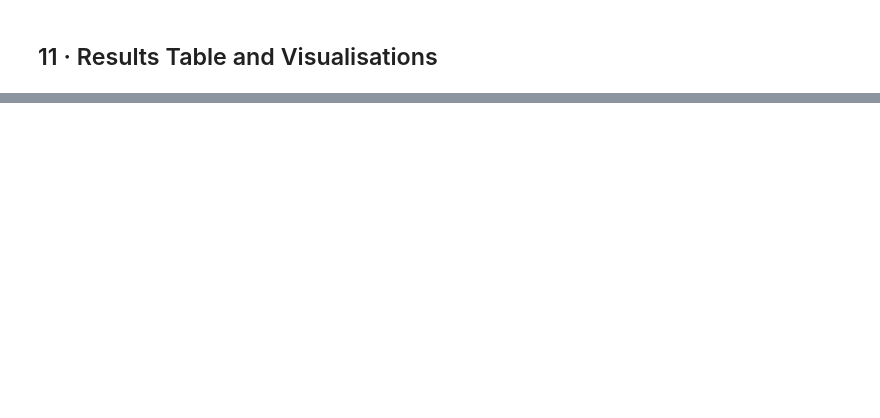
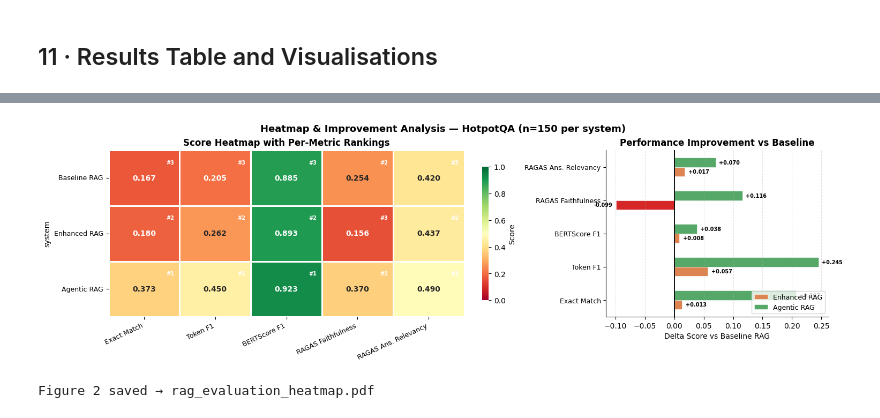
Before and after one commit to CSLuckyT/multi-rag-local-models, a Jupyter notebook: Final_Project_Evaluation.ipynb, the cells around one changed output, grey strips where cells are left out. Saved outputs shown, nothing was run; the diff lists cells and outputs as text; code cells hidden in the pictures; blank space fills up the shorter version.

Commit message:
Improve visualizations: grouped bar+radar chart and heatmap+delta chart

```diff
--- a/Final_Project_Evaluation.ipynb
+++ b/Final_Project_Evaluation.ipynb
@@ -944,24 +1167,68 @@ print("Figure saved as rag_evaluation_results.pdf")
 # %%
-# ── Heatmap: all metrics ─────────────────────────────────────────────────── #
-numeric_df = results_df.select_dtypes(include="number").astype(float)
+# ── Figure 2: Enhanced heatmap + performance-delta chart ─────────────────── #
+fig2, (ax_heat, ax_delta) = plt.subplots(
+    1, 2, figsize=(15, 4.5),
+    gridspec_kw={"width_ratios": [1.6, 1]}, constrained_layout=True)
 
-fig, ax = plt.subplots(figsize=(max(8, len(numeric_df.columns) * 1.2), max(3, len(numeric_df) * 0.9)))
-sns.heatmap(
-    numeric_df,
-    annot=True,
-    fmt=".3f",
-    cmap="YlGnBu",
-    linewidths=0.5,
-    ax=ax,
-    vmin=0,
-    vmax=1,
-)
-ax.set_title("All Metrics — RAG Architecture Comparison", fontsize=12, fontweight="bold")
-ax.set_xticklabels(ax.get_xticklabels(), rotation=30, ha="right", fontsize=9)
-plt.tight_layout()
+# ── Heatmap ──────────────────────────────────────────────────────────────── #
+numeric_df = plot_df[avail_metrics]
+sns.heatmap(numeric_df, annot=True, fmt='.3f', cmap='RdYlGn',
+            linewidths=1, ax=ax_heat, vmin=0, vmax=1,
+            annot_kws={"fontsize": 10, "fontweight": "bold"},
+            cbar_kws={"shrink": 0.8, "label": "Score"})
+
+# Per-metric rank badge overlay
+rank_symbols = ["#1", "#2", "#3"]
+for j, metric in enumerate(avail_metrics):
+    col_vals = numeric_df[metric].values
+    order    = col_vals.argsort()[::-1]   # descending
+    for rank, arch_idx in enumerate(order):
+        ax_heat.text(j + 0.87, arch_idx + 0.22, rank_symbols[rank],
+                     fontsize=7, ha="center", va="center",
+                     color="white", fontweight="bold")
+
+ax_heat.set_title("Score Heatmap with Per-Metric Rankings",
+                  fontsize=12, fontweight="bold")
+ax_heat.set_xticklabels([METRIC_LABELS[m] for m in avail_metrics],
+                         rotation=25, ha="right", fontsize=9)
+ax_heat.set_yticklabels(ax_heat.get_yticklabels(), rotation=0, fontsize=9)
+
+# ── Delta bar chart (vs Baseline) ───────────────────────────────────────── #
+baseline_row  = (plot_df.loc["Baseline RAG", avail_metrics]
+                 if "Baseline RAG" in plot_df.index else plot_df.iloc[0])
+bar_height    = 0.28
+compare_archs = [a for a in avail_arch if a != "Baseline RAG"]
+n_compare     = len(compare_archs)
+y_base        = np.arange(len(avail_metrics))
+
+for k, arch in enumerate(compare_archs):
+    deltas     = plot_df.loc[arch, avail_metrics] - baseline_row
+    offset_d   = (k - (n_compare - 1) / 2) * bar_height
+    bar_colors = [ARCH_COLORS[arch] if d >= 0 else "#d62728" for d in deltas]
+    ax_delta.barh(y_base + offset_d, deltas, bar_height,
+                  color=bar_colors, edgecolor="white", linewidth=0.4, label=arch)
+    for yp, d in zip(y_base + offset_d, deltas):
+        ax_delta.text(d + (0.006 if d >= 0 else -0.006), yp, f"{d:+.3f}",
+                      va="center", ha="left" if d >= 0 else "right",
+                      fontsize=7, fontweight="bold")
+
+ax_delta.axvline(0, color="black", linewidth=1.3)
+ax_delta.set_yticks(y_base)
+ax_delta.set_yticklabels([METRIC_LABELS[m] for m in avail_metrics], fontsize=9)
+ax_delta.set_xlabel("Delta Score vs Baseline RAG", fontsize=10)
+ax_delta.set_title("Performance Improvement vs Baseline", fontsize=12, fontweight="bold")
+ax_delta.legend(fontsize=9, loc="lower right")
+ax_delta.grid(axis="x", linestyle="--", alpha=0.35)
+ax_delta.spines[["top", "right"]].set_visible(False)
+
+fig2.suptitle("Heatmap & Improvement Analysis — HotpotQA (n=150 per system)",
+              fontsize=13, fontweight="bold")
 plt.savefig("rag_evaluation_heatmap.pdf", bbox_inches="tight")
 plt.show()
-print("Heatmap saved as rag_evaluation_heatmap.pdf")
+print("Figure 2 saved → rag_evaluation_heatmap.pdf")
+# %% [output]
+[figure, added]
+Figure 2 saved → rag_evaluation_heatmap.pdf
 # %%
 results_df.to_csv("rag_evaluation_results.csv")
 print("Results saved to rag_evaluation_results.csv")
```
Also changed, not shown: parts of 16 cells of this notebook, 2 other files.
